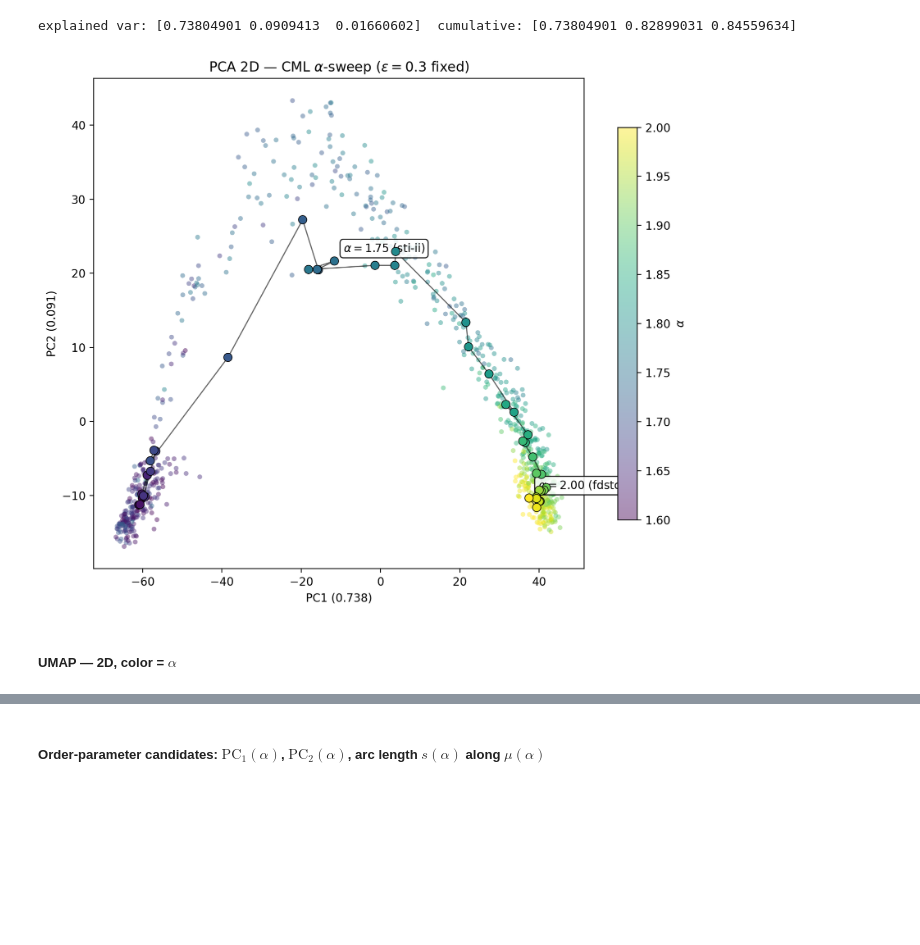
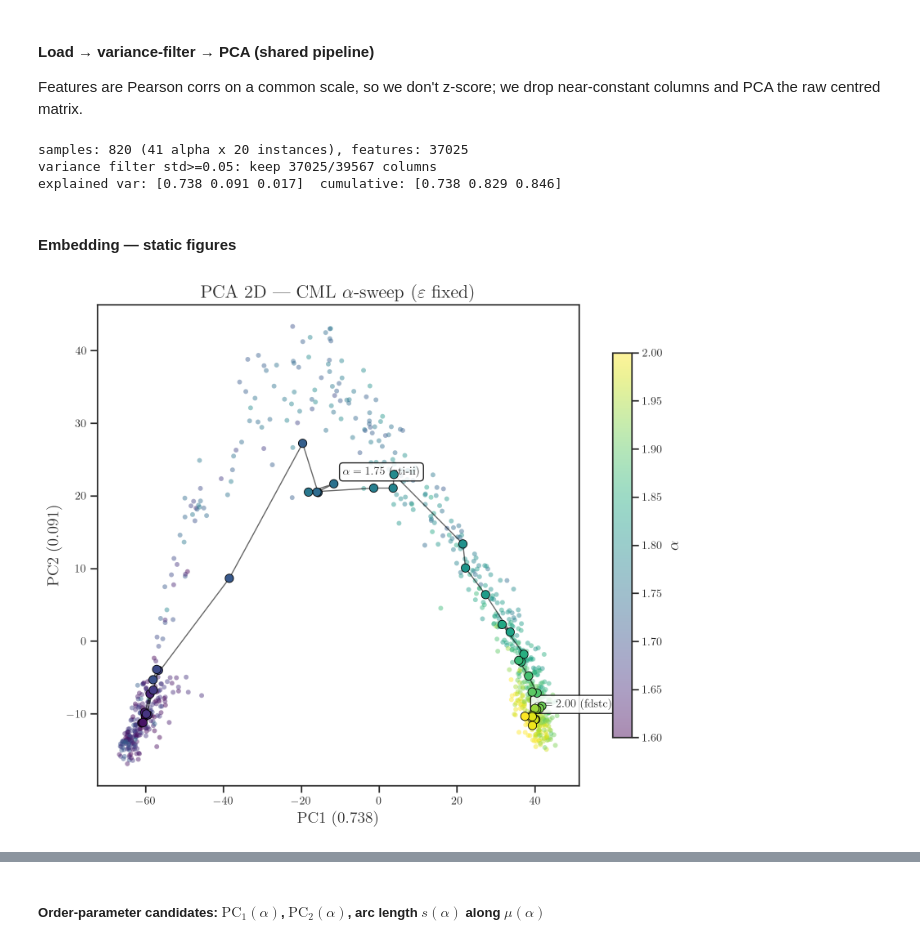
Before and after one commit to willedibam/mts-spi-study-cluster, a Jupyter notebook: notebooks/embeddings/cml-param-sweep.ipynb, the cells around one changed output, grey strips where cells are left out. Saved outputs shown, nothing was run; the diff lists cells and outputs as text; code cells hidden in the pictures; blank space fills up the shorter version.

```diff
--- a/notebooks/embeddings/cml-param-sweep.ipynb
+++ b/notebooks/embeddings/cml-param-sweep.ipynb
@@ -573,39 +47,54 @@ filtered X: (820, 37025)
+# %% [markdown]
+#### Load → variance-filter → PCA (shared pipeline)
+
+Features are Pearson corrs on a common scale, so we don't z-score; we drop near-constant columns and PCA the raw centred matrix.
+# %%
+alpha = np.array([float(v[1:].replace("p", ".")) for v in data["variant"]])
+inst  = data["instance"].astype(int)
+alpha_grid = np.unique(alpha)
+
+col_std = data["X"].std(axis=0)
+keep = col_std >= VAR_THRESHOLD
+X = data["X"][:, keep].astype(np.float64)
+pairs = data["pairs"][keep]
+print(f"samples: {X.shape[0]} ({len(alpha_grid)} alpha x {inst.max()+1} instances), features: {X.shape[1]}")
+print(f"variance filter std>={VAR_THRESHOLD}: keep {keep.sum()}/{keep.size} columns")
+
+pca = PCA(n_components=3, random_state=0).fit(X)
+Z = pca.transform(X)
+var = pca.explained_variance_ratio_
+mu = np.array([Z[alpha == a].mean(axis=0) for a in alpha_grid])
+print("explained var:", var.round(3), " cumulative:", var.cumsum().round(3))
+
+# per-alpha 2D frames for the animation
+n_inst = int(inst.max()) + 1
+idx_of = {v: i for i, v in enumerate(alpha_grid)}
+Z_by_alpha = np.full((len(alpha_grid), n_inst, 2), np.nan)
+for row, v, k in zip(Z[:, :2], alpha, inst):
+    Z_by_alpha[idx_of[v], k] = row
+# %% [output]
+samples: 820 (41 alpha x 20 instances), features: 37025
+variance filter std>=0.05: keep 37025/39567 columns
+explained var: [0.738 0.091 0.017]  cumulative: [0.738 0.829 0.846]
+# %% [markdown]
+#### Embedding — static figures
 # %%
-pca = PCA(n_components=3, random_state=0).fit(X)
-Z = pca.transform(X)
-var = pca.explained_variance_ratio_
-print("explained var:", var, " cumulative:", var.cumsum())
-
-# mean trajectory mu(alpha) on first 2 PCs
-mu = np.array([Z[alpha == a].mean(axis=0) for a in alpha_grid])
-
 fig, ax = plt.subplots(figsize=(9, 7), dpi=200)
-sc = ax.scatter(Z[:, 0], Z[:, 1], c=alpha, cmap="viridis",
-                s=18, alpha=0.45, edgecolor="none")
+sc = ax.scatter(Z[:, 0], Z[:, 1], c=alpha, cmap="viridis", s=18, alpha=0.45, edgecolor="none")
 ax.plot(mu[:, 0], mu[:, 1], "-", color="black", linewidth=1.0, alpha=0.6)
-ax.scatter(mu[:, 0], mu[:, 1], c=alpha_grid, cmap="viridis",
-           s=55, edgecolor="black", linewidth=0.6, zorder=5)
-
-# annotate the two known regimes
-for a, label in [(1.75, "sti-ii"), (2.00, "fdstc")]:
+ax.scatter(mu[:, 0], mu[:, 1], c=alpha_grid, cmap="viridis", s=55, edgecolor="black", linewidth=0.6, zorder=5)
+for a, label in REGIMES.items():
     if a in alpha_grid:
         i = int(np.where(alpha_grid == a)[0][0])
-        ax.annotate(rf"$\alpha={a:.2f}$ ({label})",
-                    xy=(mu[i, 0], mu[i, 1]),
+        ax.annotate(f"$\\alpha={a:.2f}$ ({label})", xy=(mu[i, 0], mu[i, 1]),
                     xytext=(8, 8), textcoords="offset points", fontsize=10,
                     bbox=dict(boxstyle="round,pad=0.3", fc="white", ec="black", alpha=0.85))
-
-fig.colorbar(sc, ax=ax, label=r"$\alpha$", shrink=0.8)
-ax.set_xlabel(f"PC1 ({var[0]:.3f})")
-ax.set_ylabel(f"PC2 ({var[1]:.3f})")
-ax.set_box_aspect(1)
-ax.set_title(r"PCA 2D — CML $\alpha$-sweep ($\varepsilon=0.3$ fixed)")
+fig.colorbar(sc, ax=ax, label="$\\alpha$", shrink=0.8)
+ax.set_xlabel(f"PC1 ({var[0]:.3f})"); ax.set_ylabel(f"PC2 ({var[1]:.3f})")
+ax.set_box_aspect(1); ax.set_title("PCA 2D — CML $\\alpha$-sweep ($\\varepsilon$ fixed)")
 plt.tight_layout(); plt.show()
 # %% [output]
-explained var: [0.73804901 0.0909413  0.01660602]  cumulative: [0.73804901 0.82899031 0.84559634]
-[figure, old version]
+[figure, new version]
-# %% [markdown]
-##### UMAP — 2D, color = $\alpha$
 # %%
 from umap import UMAP
 
```
Also changed, not shown: parts of 37 cells of this notebook, 19 other files.
